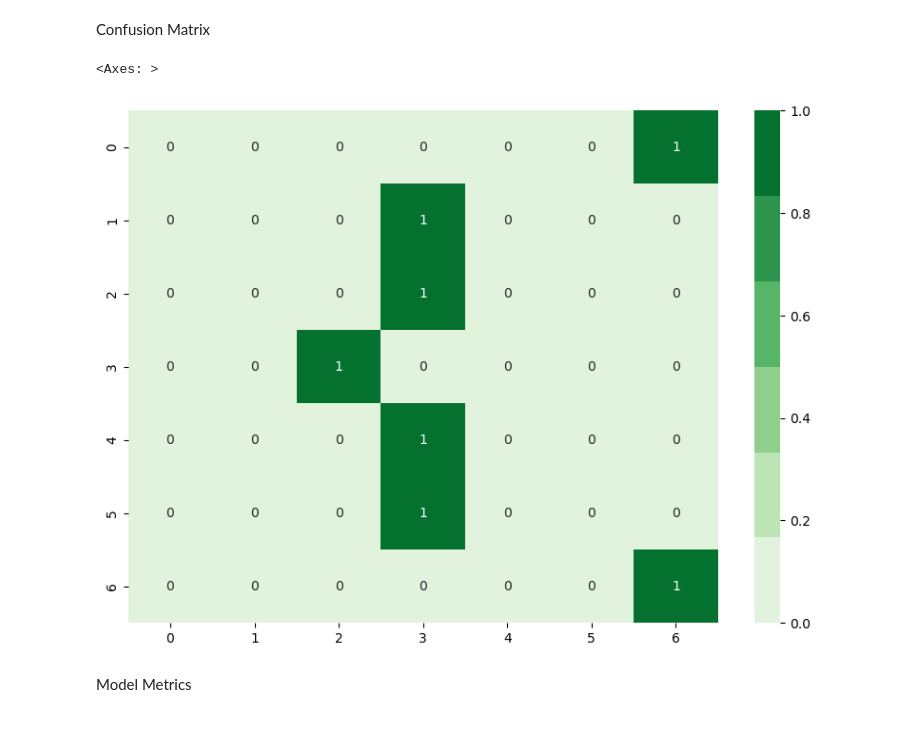
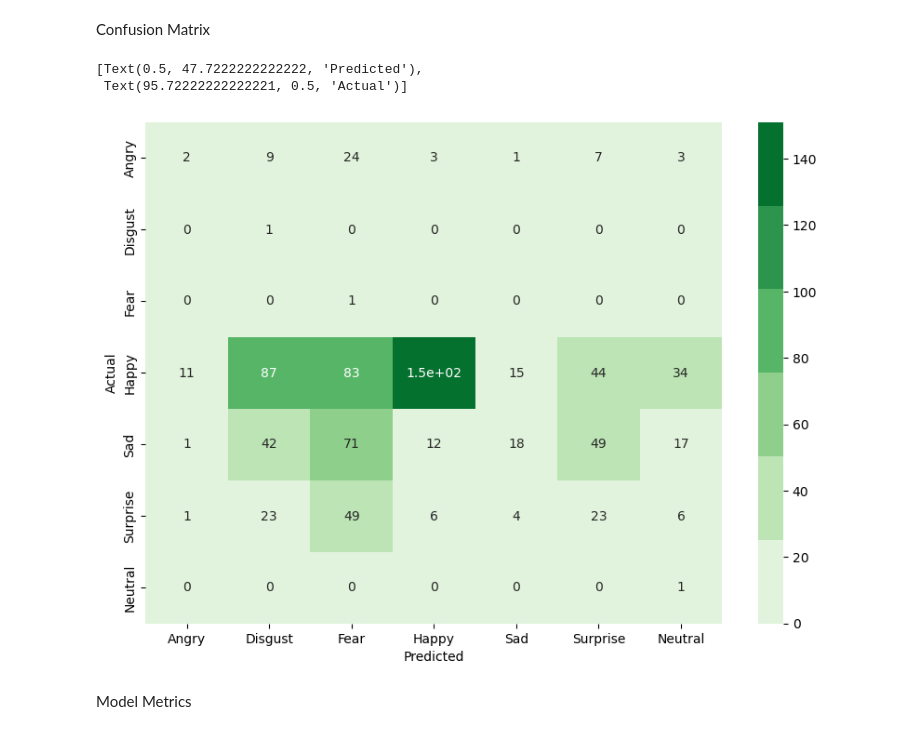
Before and after one commit to angela-gervino/Stress-Detection-AI-Model, a Jupyter notebook: Model.ipynb, the cells around one changed output. Saved outputs shown, nothing was run; the diff lists cells and outputs as text; code cells hidden in the pictures.

Commit message:
Clean up code and retrain with a more balanced dataset

```diff
--- a/Model.ipynb
+++ b/Model.ipynb
@@ -46,26 +70,35 @@ Image.open(str(angry[0]))
 # %%
+# Convert images to format compatible with TF
+
 im_size = (224, 224)
 val_split = 0.1
 batch_size = 32
-seed_ = 11
+seed = 11
 mode = "grayscale"
 
 train_ds = tf.keras.utils.image_dataset_from_directory(
-    data_dir,
+    train_dir,
     validation_split=val_split,
     subset="training",
-    seed=seed_,
+    seed=seed,
     image_size=(im_size),
     batch_size=batch_size,
     color_mode=mode
 )
 
 val_ds = tf.keras.utils.image_dataset_from_directory(
-    data_dir,
+    train_dir,
     validation_split=val_split,
     subset="validation",
-    seed=seed_,
+    seed=seed,
     image_size=(im_size),
     batch_size=batch_size,
     color_mode=mode
 )
+
+test_ds = tf.keras.utils.image_dataset_from_directory(
+    test_dir,
+    image_size=im_size,
+    batch_size=batch_size,
+    color_mode=mode
+)
@@ -78,6 +117,6 @@ model.compile(
 # %%
 history = model.fit(
     train_ds,
-    epochs=3,
+    epochs=5,
     validation_data=(val_ds)
 )
@@ -84,13 +138,5 @@ history = model.fit(
 # %% [markdown]
 Make Predictions
-# %%
-test_dir = pathlib.Path("Test").with_suffix('')
-test_ds = tf.keras.utils.image_dataset_from_directory(
-    test_dir,
-    image_size=(224, 224),
-    batch_size=batch_size,
-    color_mode=mode
-)
 # %%
 predicted = []
 actual = []
@@ -101,4 +147,5 @@ for images, labels in test_ds:
     for pred in probabilities:
         predicted.append(np.argmax(pred))
 
-    actual = labels.numpy()
+    for l in labels:
+        actual.append(l)
@@ -116,10 +181,12 @@ import matplotlib.pyplot as plt
 array = tf.math.confusion_matrix(labels=actual, predictions=predicted)
 # %%
 plt.figure(figsize=(10,7))
-sns.heatmap(array, annot=True, cmap=sns.color_palette("Greens"))
+l = ["Angry", "Disgust", "Fear", "Happy", "Sad", "Surprise", "Neutral"]
+sns.heatmap(array, annot=True, cmap=sns.color_palette("Greens"), xticklabels=l, yticklabels=l).set(xlabel="Predicted", ylabel="Actual")
 # %% [output]
-<Axes: >
+[Text(0.5, 47.7222222222222, 'Predicted'),
+ Text(95.72222222222221, 0.5, 'Actual')]
-[figure, old version]
+[figure, new version]
 # %% [markdown]
 Model Metrics
 # %%
```
Also changed, not shown: parts of 13 cells of this notebook.
